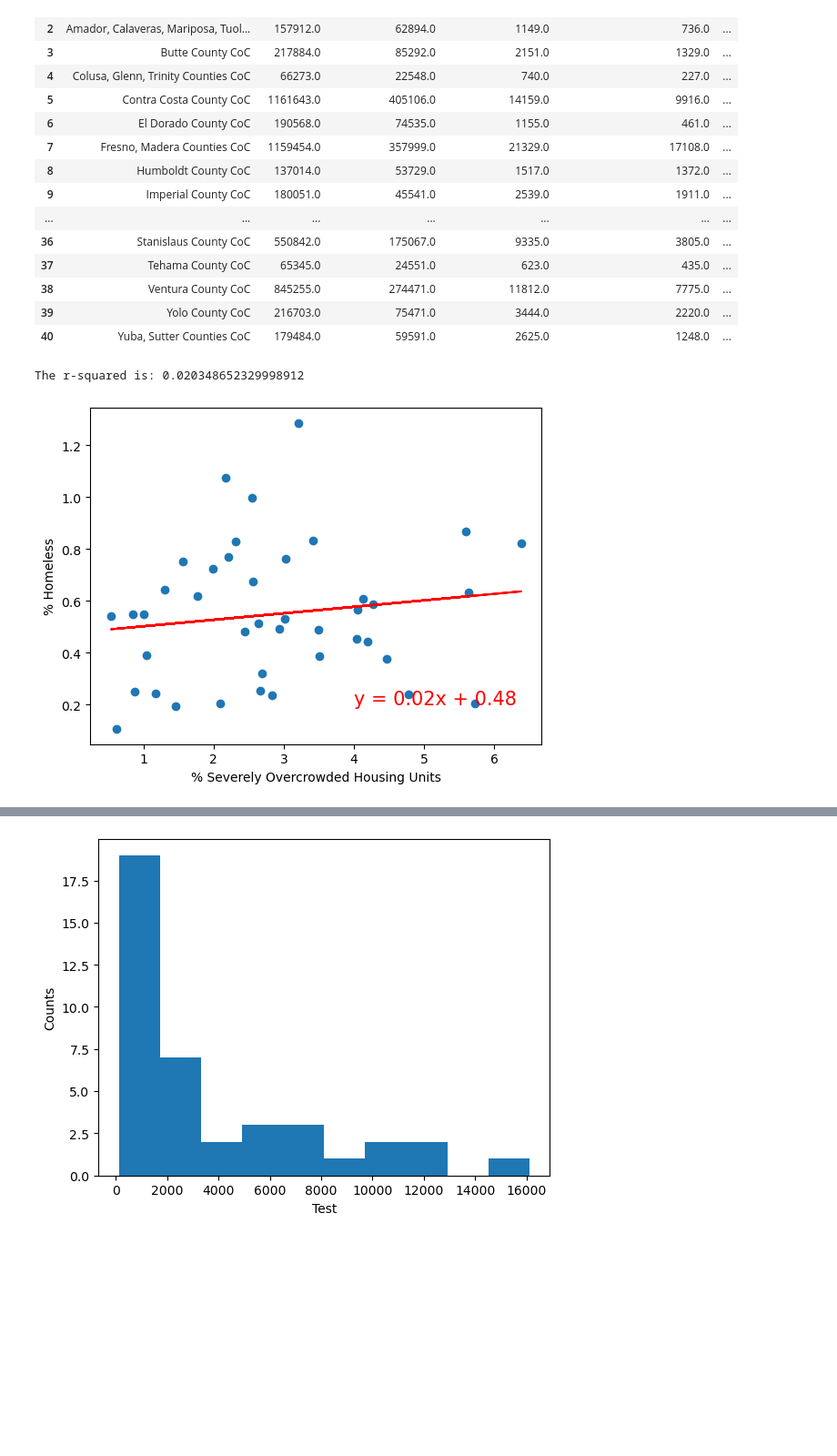
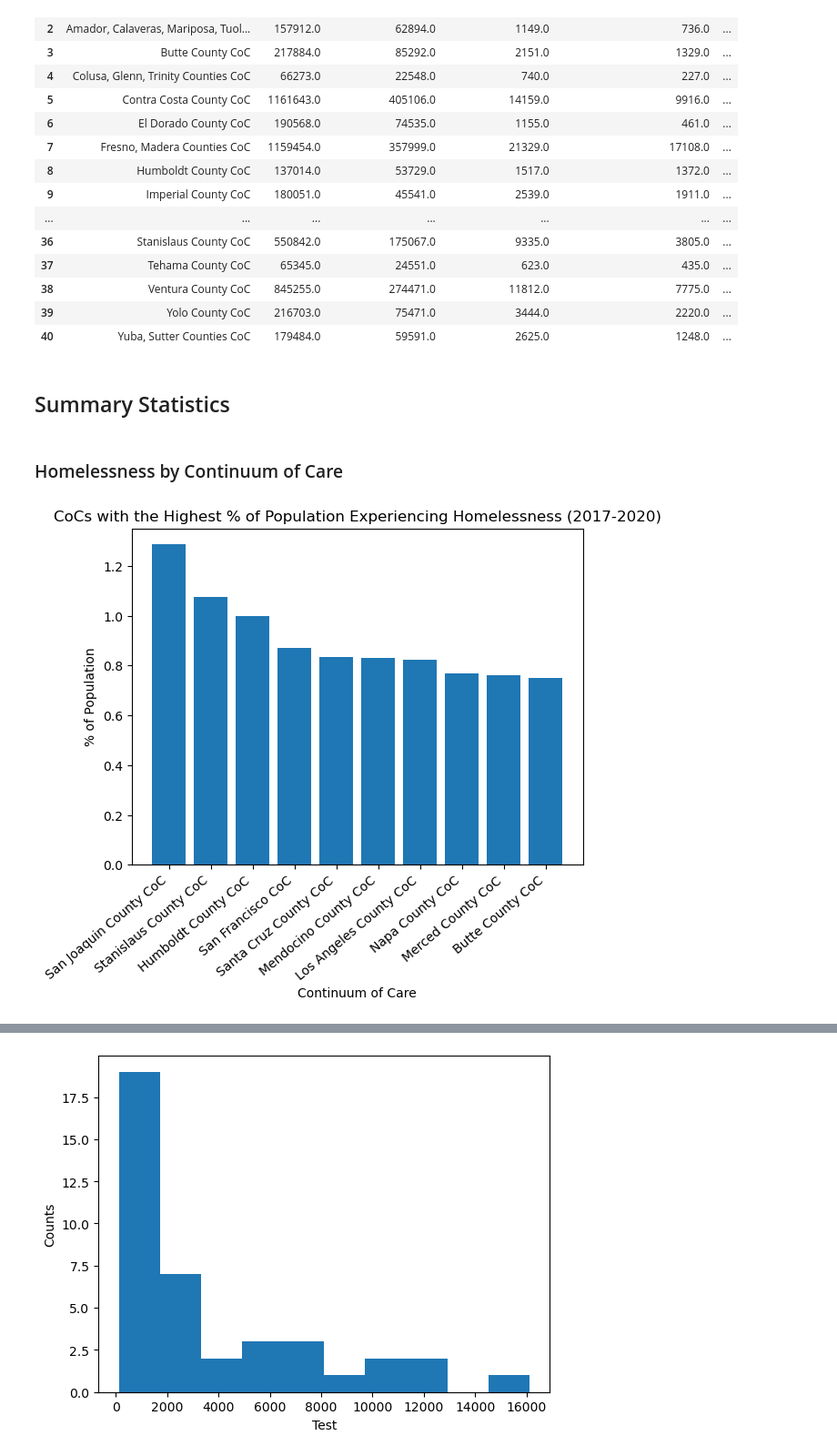
Before and after one commit to evacs/Project-1, a Jupyter notebook: housing_jeff.ipynb, the cells around one changed output, grey strips where cells are left out. Shown at 91% size. Drawn from its saved outputs; the diff is of its cells as text; code cells hidden in the pictures; blank space fills up the shorter version.

```diff
--- a/housing_jeff.ipynb
+++ b/housing_jeff.ipynb
@@ -223,22 +225,23 @@ housing_homeless_df
 | 38 | Ventura County CoC | 845255.0 | 274471.0 | 11812.0 | 7775.0 | ... |
 | 39 | Yolo County CoC | 216703.0 | 75471.0 | 3444.0 | 2220.0 | ... |
 | 40 | Yuba, Sutter Counties CoC | 179484.0 | 59591.0 | 2625.0 | 1248.0 | ... |
-# %%
-# Test charts if LA is removed
-# housing_homeless_df = housing_homeless_df.loc[housing_homeless_df['Continuum of Care']!='Los Angeles County CoC']
-
-x_values = housing_homeless_df['% Units Severely Overcrowded']
-y_values = housing_homeless_df['% Homeless']
-(slope, intercept, rvalue, pvalue, stderr) = linregress(x_values, y_values)
-regress_values = x_values * slope + intercept
-line_eq = "y = " + str(round(slope,2)) + "x + " + str(round(intercept,2))
-plt.scatter(x_values,y_values)
-plt.plot(x_values,regress_values,"r-")
-plt.annotate(line_eq,(4, .2),fontsize=15,color="red")
-plt.xlabel('% Severely Overcrowded Housing Units')
-plt.ylabel('% Homeless')
-print(f"The r-squared is: {rvalue**2}")
-plt.show()
-# %% [output]
-The r-squared is: 0.020348652329998912
-[figure, removed]
+# %% [markdown]
+## Summary Statistics
+# %% [markdown]
+### Homelessness by Continuum of Care
+# %%
+# Sort dataframe in descending order and show the top 10 homeless
+homeless_top10 = housing_homeless_df.sort_values(by='% Homeless',ascending=False).iloc[:10]
+
+# Create bar plot showing the top 10 continuums of care by homeless rate
+x_axis = homeless_top10['Continuum of Care']
+y_axis = homeless_top10['% Homeless']
+
+plt.bar(x_axis,y_axis, color='tab:blue')
+plt.xlabel('Continuum of Care')
+plt.ylabel('% of Population')
+plt.xticks(rotation=40, ha = 'right')
+plt.title('CoCs with the Highest % of Population Experiencing Homelessness (2017-2020)')
+plt.show()
+# %% [output]
+[figure, added]
```
Also changed, not shown: parts of 12 cells of this notebook.
